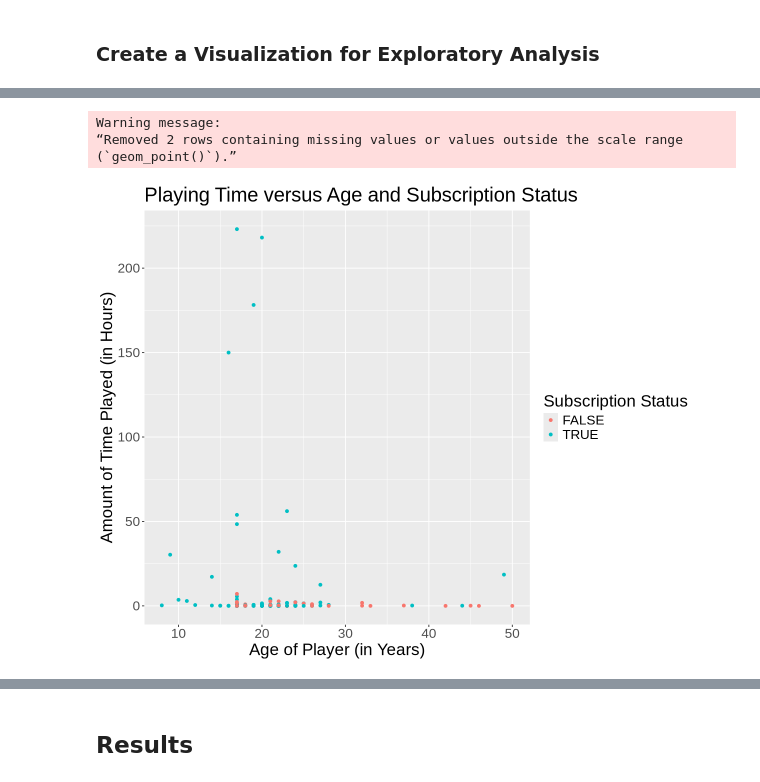
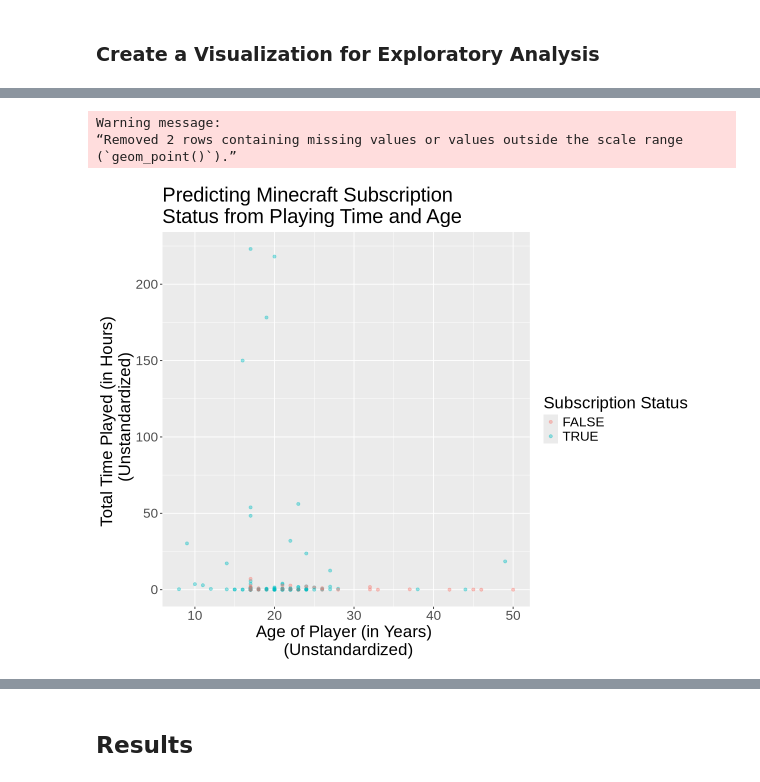
Before and after one commit to Gabriella478/dsci-100-project, a Jupyter notebook: project-2025-final.ipynb, the cells around one changed output, grey strips where cells are left out. Drawn from its saved outputs; the diff is of its cells as text; code cells hidden in the pictures.

```diff
--- a/project-2025-final.ipynb
+++ b/project-2025-final.ipynb
@@ -151,15 +153,15 @@ A tibble: 196 × 4
 # %%
 options(repr.plot.width = 10, repr.plot.height = 8)
 players_scatter <- players |>
     ggplot(aes(x = Age, y = played_hours)) +
-        geom_point(aes(color = subscribe)) +
-        xlab("Age of Player (in Years)") +
-        ylab("Amount of Time Played (in Hours)") +
-        labs(color = "Subscription Status", title = "Playing Time versus Age and Subscription Status") +
+        geom_point(aes(color = subscribe), alpha = 0.4) +
+        xlab("Age of Player (in Years) \n (Unstandardized)") +
+        ylab("Total Time Played (in Hours) \n (Unstandardized)") +
+        labs(color = "Subscription Status", title = "Predicting Minecraft Subscription \nStatus from Playing Time and Age") +
         theme(text = element_text(size = 20))
 players_scatter
 # %% [output]
 Warning message:
 “Removed 2 rows containing missing values or values outside the scale range
 (`geom_point()`).”
-[figure, old version]
+[figure, new version]
```
Also changed, not shown: parts of 27 cells of this notebook.
